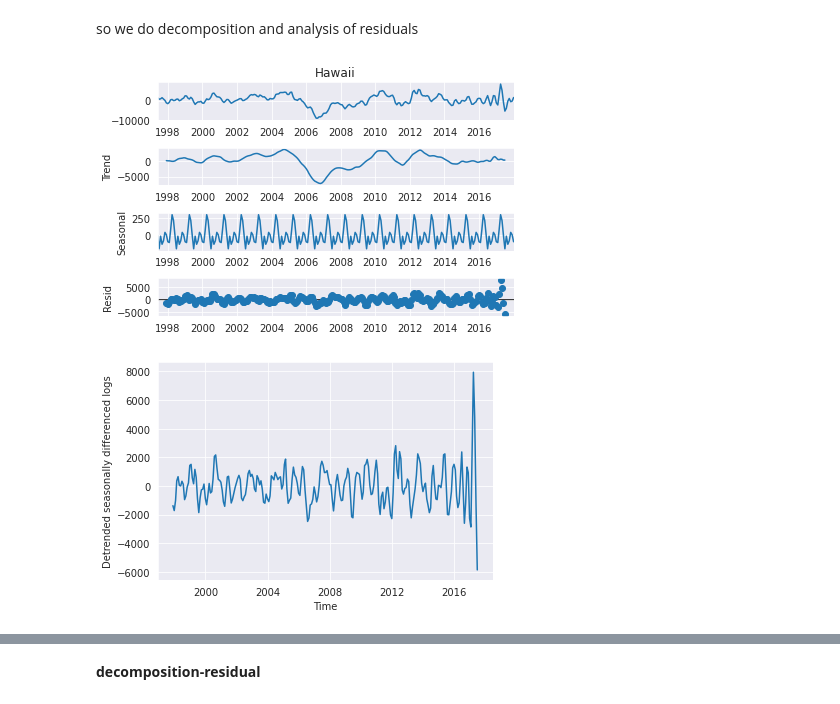
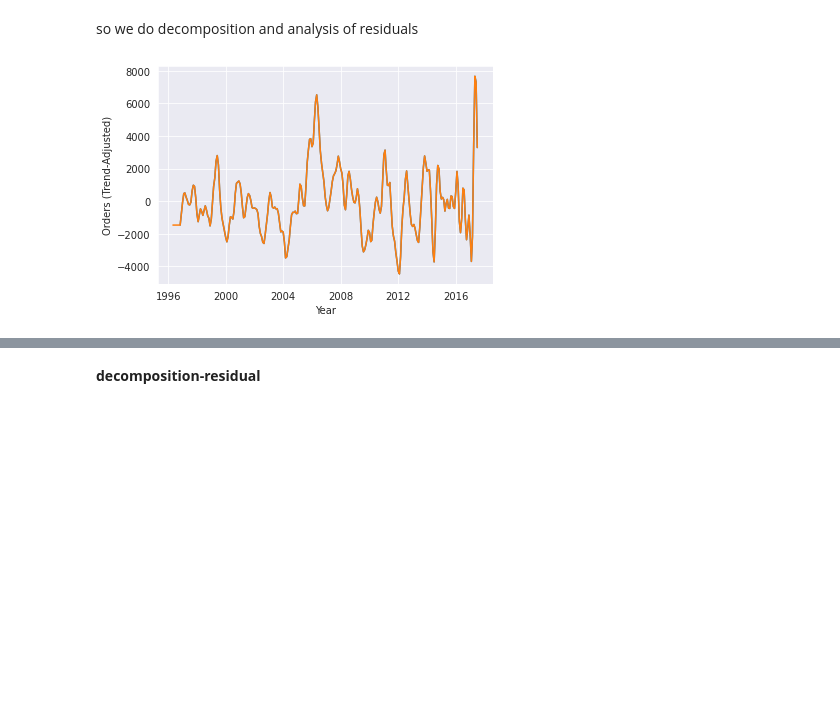
Before and after one commit to MaliheDahmardeh/state-house-price-analysis-SM, a Jupyter notebook: state-house-price-analysis.ipynb, the cells around one changed output, grey strips where cells are left out. Saved outputs shown, nothing was run; the diff lists cells and outputs as text; code cells hidden in the pictures; blank space fills up the shorter version.

```diff
--- a/state-house-price-analysis.ipynb
+++ b/state-house-price-analysis.ipynb
@@ -1205,16 +1205,13 @@ so we do decomposition and analysis of residuals
 # %%
 from statsmodels.tsa.seasonal import seasonal_decompose
 # %%
-decompose_data_add = seasonal_decompose(data_diff_seas_first, model='additive', period = 12)
-decompose_data_add.plot()
-plt.show()
+#decompose_data_add = seasonal_decompose(Hawaii_ts['Hawaii'], model='additive', period = 12)
+#decompose_data_add.plot()
+#plt.show()
 
-data_diff_seas_detrend = data_diff_seas_first-decompose_data_add.trend
-plt.plot(data_diff_seas_detrend)
-plt.xlabel('Time')
-plt.ylabel('Detrended seasonally differenced logs');
+#data_diff_seas_detrend = data_diff_seas_first-decompose_data_add.trend
+#plt.plot(data_diff_seas_detrend)
+#plt.xlabel('Time')
+#plt.ylabel('Detrended seasonally differenced logs');
-# %% [output]
-[figure, removed]
-[figure, removed]
 # %%
 #extracting components
@@ -1222,3 +1219,15 @@ sdecom = seasonal_decompose(data_diff_seas_first, model='additive', period=12, t
+# %%
+data_diff_seas_detrend = Hawaii_ts['Hawaii']-sdecom.trend
+plt.plot(data_diff_seas_detrend)
+plt.xlabel('Time')
+plt.ylabel('Detrended seasonally differenced logs');
+data_diff_seas_detrend.fillna(method='bfill',inplace=True)
+data_diff_seas_detrend.dropna(inplace=True) # 6 NaN to be removed (beginning)
+plt.plot(data_diff_seas_detrend)
+plt.xlabel('Year')
+plt.ylabel('Orders (Trend-Adjusted)');
+# %% [output]
+[figure, added]
 # %%
 f, axes = plt.subplots(3,1,figsize=(18,16))
 plt.suptitle('Decomposition [Hawaii]', y=0.92, fontsize=14)
```
Also changed, not shown: parts of 43 cells of this notebook.
